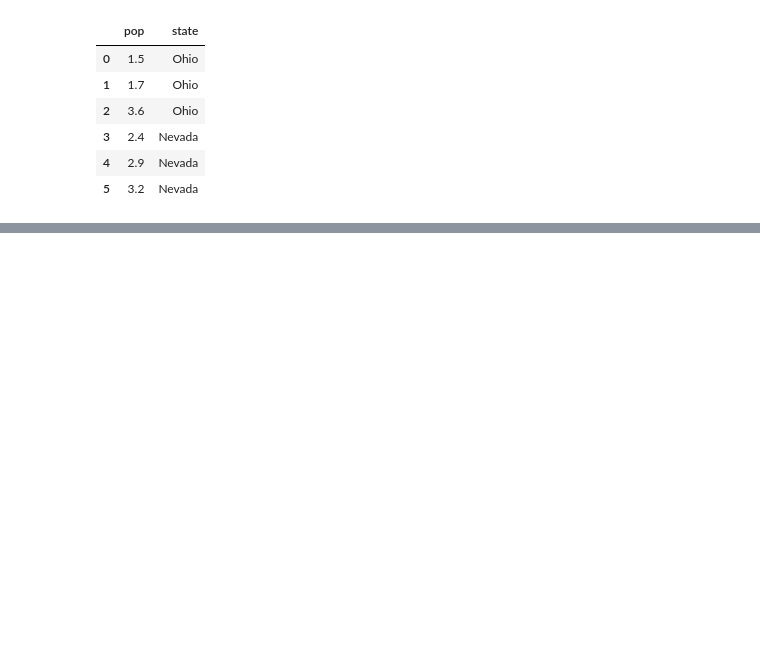
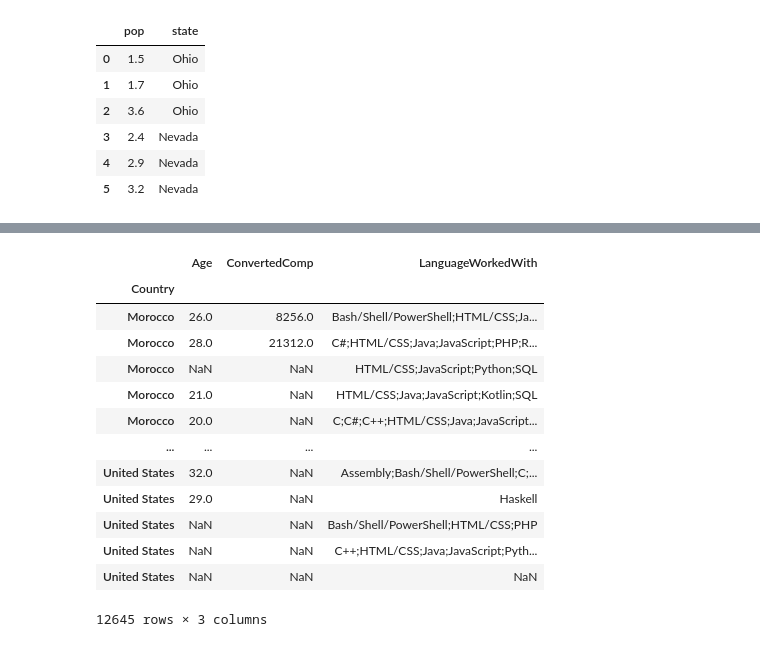
Before and after one commit to ByTermi/LearningPandas, a Jupyter notebook: 03-Slicing-and-dicing-data-in-Pandas/Slicing-and-dicing-data-in-Pandas.ipynb, the cells around one changed output, grey strips where cells are left out. Cells and saved outputs as stored; diff of their text form; code cells hidden in the pictures; blank space fills up the shorter version.

```diff
--- a/03-Slicing-and-dicing-data-in-Pandas/Slicing-and-dicing-data-in-Pandas.ipynb
+++ b/03-Slicing-and-dicing-data-in-Pandas/Slicing-and-dicing-data-in-Pandas.ipynb
@@ -110,0 +218,17 @@ Let’s get the value stored at row number 1 and column number 2 using iloc.
+# %%
+df.loc[['Morocco', 'United States'], 'Age': 'LanguageWorkedWith']
+# %% [output]
+|  | Age | ConvertedComp | LanguageWorkedWith |
+| Country |  |  |  |
+| Morocco | 26.0 | 8256.0 | Bash/Shell/PowerShell;HTML/CSS;Ja... |
+| Morocco | 28.0 | 21312.0 | C#;HTML/CSS;Java;JavaScript;PHP;R... |
+| Morocco | NaN | NaN | HTML/CSS;JavaScript;Python;SQL |
+| Morocco | 21.0 | NaN | HTML/CSS;Java;JavaScript;Kotlin;SQL |
+| Morocco | 20.0 | NaN | C;C#;C++;HTML/CSS;Java;JavaScript... |
+| ... | ... | ... | ... |
+| United States | 32.0 | NaN | Assembly;Bash/Shell/PowerShell;C;... |
+| United States | 29.0 | NaN | Haskell |
+| United States | NaN | NaN | Bash/Shell/PowerShell;HTML/CSS;PHP |
+| United States | NaN | NaN | C++;HTML/CSS;Java;JavaScript;Pyth... |
+| United States | NaN | NaN | NaN |
+12645 rows × 3 columns
```
Also changed, not shown: parts of 12 cells of this notebook, 4 other files.
